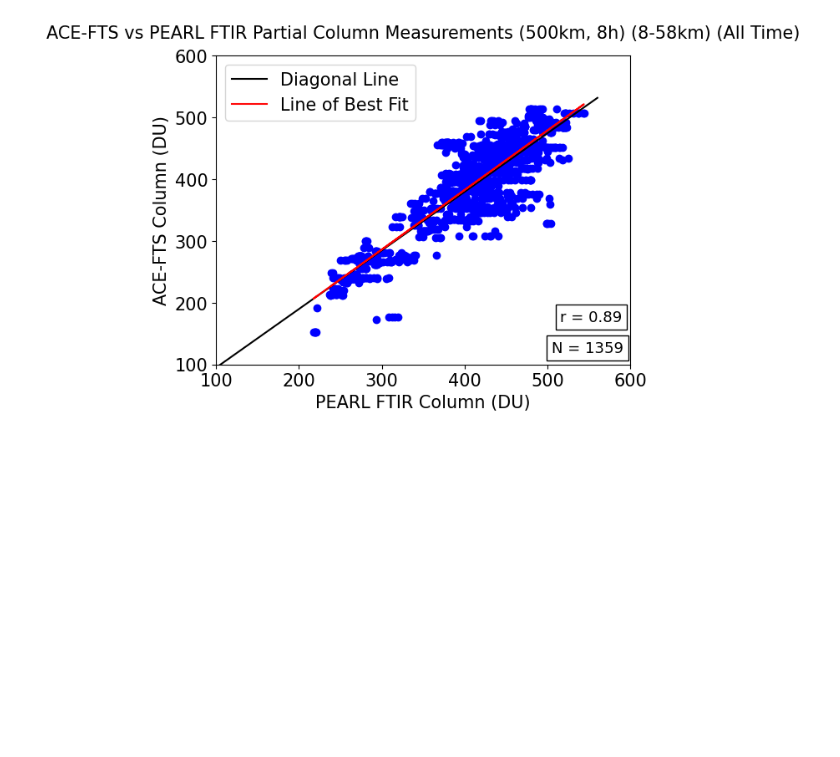
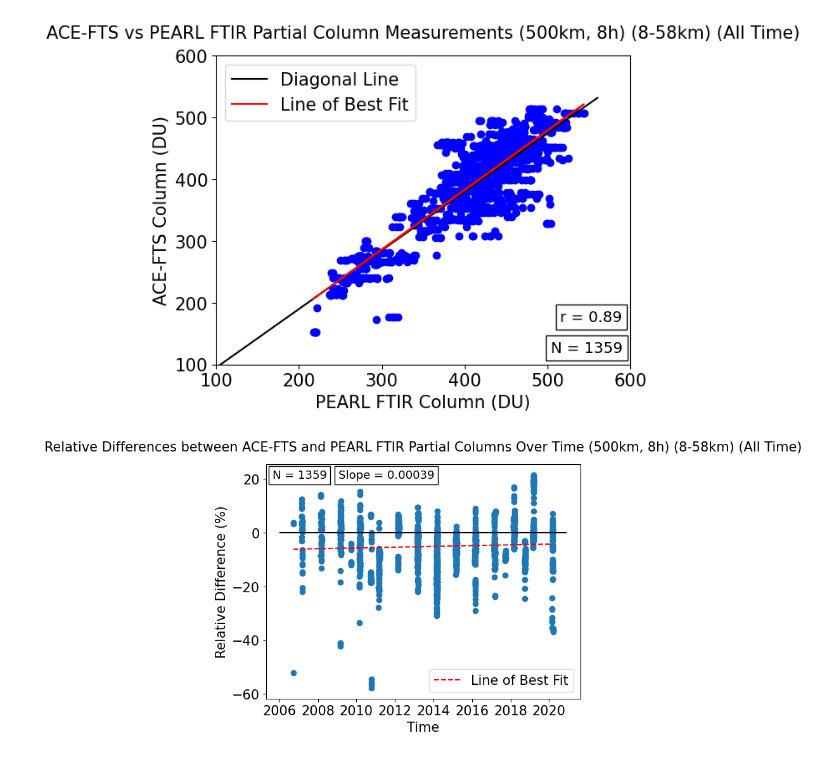
Before and after one commit to Sallamsaka/ozone-measurement-comparison, a Jupyter notebook: O3_ANALYSIS/COLUMN_COMPARISONS/pearl_ftir ace-fts column comparisons.ipynb, the cells around one changed output. Drawn from its saved outputs; the diff is of its cells as text; code cells hidden in the pictures; blank space fills up the shorter version.

Commit message:
Timeseries to see if relative or absolute difference in column measurement that changes overtime

```diff
--- a/O3_ANALYSIS/COLUMN_COMPARISONS/pearl_ftir ace-fts column comparisons.ipynb
+++ b/O3_ANALYSIS/COLUMN_COMPARISONS/pearl_ftir ace-fts column comparisons.ipynb
@@ -113,6 +109,7 @@ o3P_coincidences = []
 o3A_coincidences = []
 o3P_coincidences_idx = []
 days_of_year = []
+time = []
 
 time_bins = np.arange(tA_ns.min(), tA_ns.max() + 1, TIME_TOL_ns)
 bin_indices = np.digitize(tA_ns, time_bins)
@@ -162,7 +159,7 @@ for s_idx, (s_time, s_lat, s_lon) in enumerate(zip(tP_ns, latP, lonP)):
         dt = tA_ns[best_L_idx]
         dt = dt.astype('datetime64[ns]')
         day_of_year = ((dt - dt.astype('datetime64[Y]'))   // np.timedelta64(1, 'D')) + 1
-
+        time.append(dt)
         days_of_year.append(day_of_year)
         if processed_pairs % 1000 == 0:
             print(f"Found {processed_pairs} pairs at PEARL FTIR point {s_idx}...")
@@ -265,3 +262,38 @@ title = axes.get_title()
 fig.savefig(title, bbox_inches="tight")
 # %% [output]
 [figure]
+# %%
+import matplotlib.dates as mdates
+import pandas as pd
+time_ordinal = mdates.date2num(pd.to_datetime(time))
+# time_ordinal = np.array(time).astype('datetime64[ns]').astype(np.int64)
+plt.scatter(time_ordinal, rel)
+# rel_mean = np.nanmean(rel)
+xlims = list(plt.xlim())
+plt.plot(xlims, [0, 0], color = "black")
+
+rel_is_nan = np.isnan(rel[:,0])
+nonan_rel = rel[~rel_is_nan]
+nonan_time_ordinal = time_ordinal[~rel_is_nan]
+nonan_time = np.array(time)[~rel_is_nan]
+
+slope, intercept = np.polyfit(nonan_time_ordinal, nonan_rel, 1)
+line = slope * nonan_time_ordinal + intercept
+plt.plot(nonan_time, line, color = "red", label = "Line of Best Fit", linestyle = "dashed")
+
+# plt.plot(xlims, [rel_mean, rel_mean], color = "red", linestyle = "dashed", label = "Mean Difference")
+plt.xlabel("Time")
+plt.ylabel("Relative Difference (%)")
+plt.title("Relative Differences between ACE-FTS and PEARL FTIR Partial Columns Over Time" + f" ({MAX_DIST_KM}" + "km," + " " + f"{TIME_TOL_HOURS}" + "h)" + f" ({int(ALT_MIN - 0.5)}-{int(ALT_MAX + 0.5)}km)" + " (All Time)", fontdict = {'fontsize': 15}, pad=15)
+
+plt.legend(loc = "lower right")
+fig = plt.gcf()
+axes = plt.gca()
+
+plt.text(0.020, 0.94, f"N = {len(o3A_coincidences)}", fontsize=13, transform=axes.transAxes, bbox=dict(facecolor=None, edgecolor='black', fill = False))
+plt.text(0.230, 0.94, f"Slope = {float(slope):.5f}", fontsize=13, transform=axes.transAxes, bbox=dict(facecolor=None, edgecolor='black', fill = False))
+
+title = axes.get_title()
+fig.savefig(title, bbox_inches="tight")
+# %% [output]
+[figure, added]
```
Also changed, not shown: parts of 4 cells of this notebook, 12 other files.
